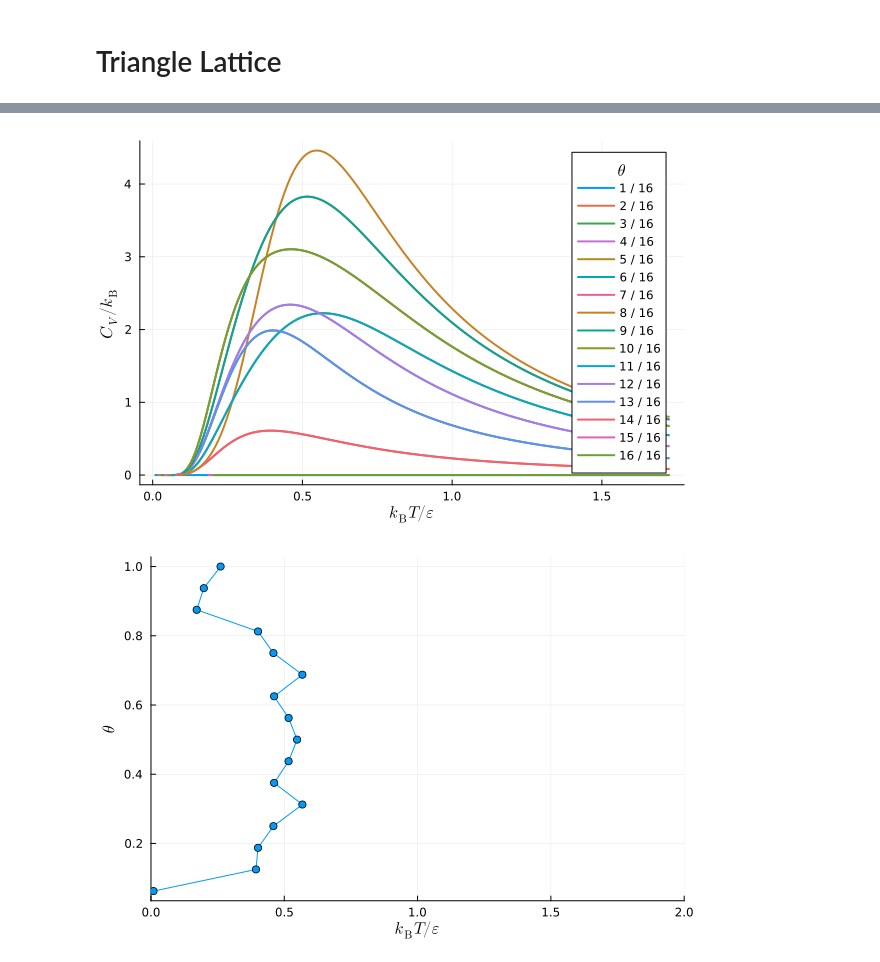
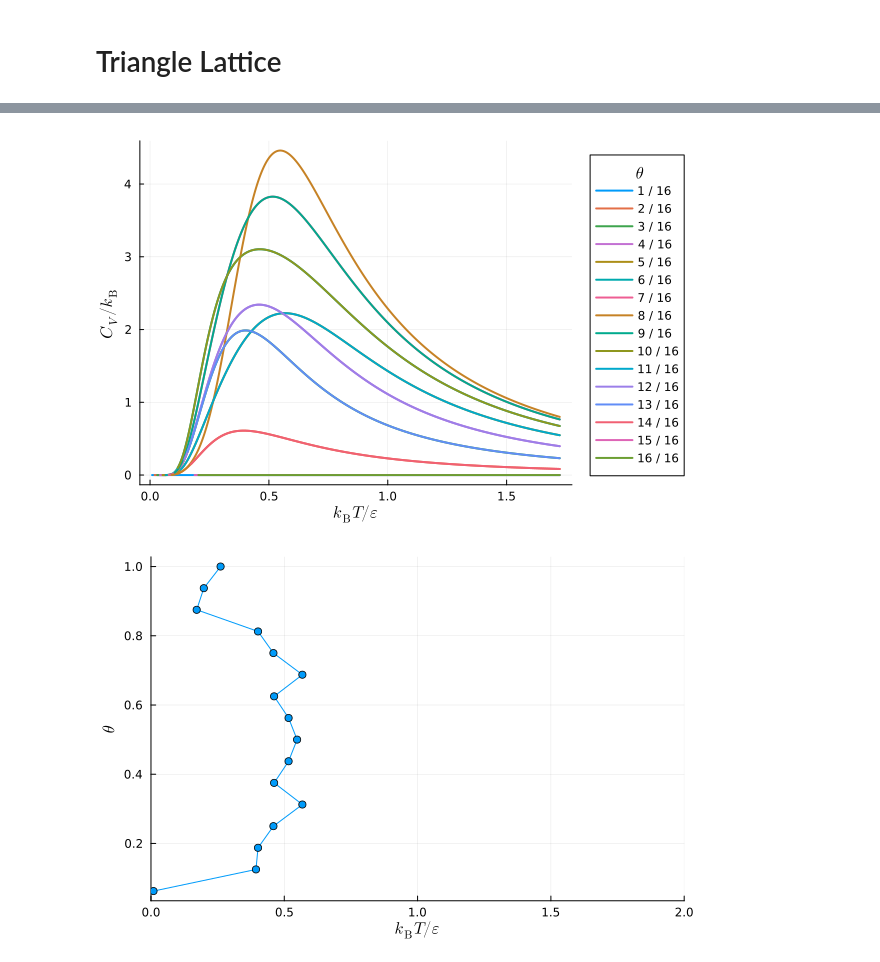
Before and after one commit to wexlergroup/FreeBird.jl, a Jupyter notebook: scripts/lattice-examples.ipynb, the cells around one changed output, grey strips where cells are left out. Cells and saved outputs as stored; diff of their text form; code cells hidden in the pictures.

```diff
--- a/scripts/lattice-examples.ipynb
+++ b/scripts/lattice-examples.ipynb
@@ -297,24 +356,26 @@ CSV.write("data/energies_configs_$parameters.csv", df_energies_configs)
 # Read data
 Cv = CSV.read("data/Cv_square_L4_M4_adsorption-0.04_nn-0.01_nnn-0.0025_cutoff1.1_1.5.csv", DataFrame)
 
-# Create an empty plot
-p = plot()
+# Create an empty plot with the legend positioned to the right
+p = plot(xlabel="\$ k_{\\mathrm{B}} T / ε \$",
+         ylabel="\$ C_V / k_{\\mathrm{B}} \$",
+         size=(600, 400),
+         legendtitle="\$ \\theta \$",
+         legend=:outerright)
 
 # Loop over different numbers of occupied sites
 for N in 1:L*M*length(square_basis)
-
     # Extract the data for the current number of occupied sites
     df_N = filter(row -> row.N == N, copy(Cv))
 
     # Convert the temperatures to reduced units
-    Ts = kB * df_N.T / ustrip(-nn_energy)
+    Ts = kB * df_N.T / abs(nn_energy)  # Ensure correct units for T and nn_energy
 
     # Extract the constant-volume heat capacity data
     Cv_N = df_N.Cv
 
-    # Create a plot of the constant-volume heat capacity as a function of temperature
-    plot!(p, Ts, Cv_N, xlabel="\$ k_{\\mathrm{B}} T / ε \$", ylabel="\$ C_V / k_{\\mathrm{B}} \$", linewidth=2, size=(600, 400), label="$(N) / $(L * M)", legendtitle="\$ \\theta \$", color=N)
-
+    # Plot the constant-volume heat capacity as a function of temperature
+    plot!(p, Ts, Cv_N, label="$(N) / $(L * M)", linewidth=2)
 end
 
 # Display the plot
@@ -330,12 +391,8 @@ peak_df = DataFrame(N = Int[], T_max = Float64[])
 
 # Loop over different numbers of occupied sites
 for N in 1:L*M*length(square_basis)
-
-    # Filter the data for the current number of occupied sites
-    df_N = filter(row -> row.N == N, copy(Cv_neighbor_list))
-
-    # Remove the rows with NaN values in the Cv column
-    df_N = df_N[.!isnan.(df_N.Cv), :]
+    # Filter the data for the current number of occupied sites and remove rows with NaN values in Cv column
+    df_N = filter(row -> row.N == N && !isnan(row.Cv), Cv_neighbor_list)
 
     # Check if dataframe is empty
     if !isempty(df_N)
@@ -354,8 +411,8 @@ end
 CSV.write("data/peak_square_L4_M4_adsorption-0.04_nn-0.01_nnn-0.0025_cutoff1.1_1.5.csv", peak_df)
 
 # Plotting
-Trs = kB * peak_df.T_max / ustrip(-nn_energy)
-θs = peak_df.N / (L * M)
+Trs = kB * peak_df.T_max ./ abs(nn_energy)
+θs = peak_df.N ./ (L * M)
 p = plot(Trs, θs, xlabel="\$ k_{\\mathrm{B}} T / ε \$", ylabel = "\$ \\theta \$", marker = :circle, legend = false, xlim=(0, 2))
 display(p)
 # %% [output]
@@ -405,31 +477,33 @@ CSV.write("data/energies_configs_$parameters.csv", df_energies_configs)
 # %%
 # Read data
 Cv = CSV.read("data/Cv_triangular_L4_M2_adsorption-0.06_nn-0.01_nnn0.0_cutoff1.1_1.5.csv", DataFrame)
 
-# Create an empty plot
-p = plot()
+# Create an empty plot with the legend positioned to the right
+p = plot(xlabel="\$ k_{\\mathrm{B}} T / ε \$",
+         ylabel="\$ C_V / k_{\\mathrm{B}} \$",
+         size=(600, 400),
+         legendtitle="\$ \\theta \$",
+         legend=:outerright)
 
 # Loop over different numbers of occupied sites
 for N in 1:L*M*length(triangular_basis)
-
     # Extract the data for the current number of occupied sites
     df_N = filter(row -> row.N == N, copy(Cv))
 
     # Convert the temperatures to reduced units
-    Ts = kB * df_N.T / ustrip(-nn_energy)
+    Ts = kB * df_N.T / abs(nn_energy)  # Ensure correct units for T and nn_energy
 
     # Extract the constant-volume heat capacity data
     Cv_N = df_N.Cv
 
-    # Create a plot of the constant-volume heat capacity as a function of temperature
-    plot!(p, Ts, Cv_N, xlabel="\$ k_{\\mathrm{B}} T / ε \$", ylabel="\$ C_V / k_{\\mathrm{B}} \$", linewidth=2, size=(600, 400), label="$(N) / $(L * M * length(triangular_basis))", legendtitle="\$ \\theta \$", color=N)
-
+    # Plot the constant-volume heat capacity as a function of temperature
+    plot!(p, Ts, Cv_N, label="$(N) / $(L * M * length(triangular_basis))", linewidth=2)
 end
 
 # Display the plot
 display(p)
 # %% [output]
-[figure, old version]
+[figure, new version]
 # %%
 # Read data
 Cv_neighbor_list = CSV.read("data/Cv_triangular_L4_M2_adsorption-0.06_nn-0.01_nnn0.0_cutoff1.1_1.5.csv", DataFrame)
```
Also changed, not shown: parts of 8 cells of this notebook.
